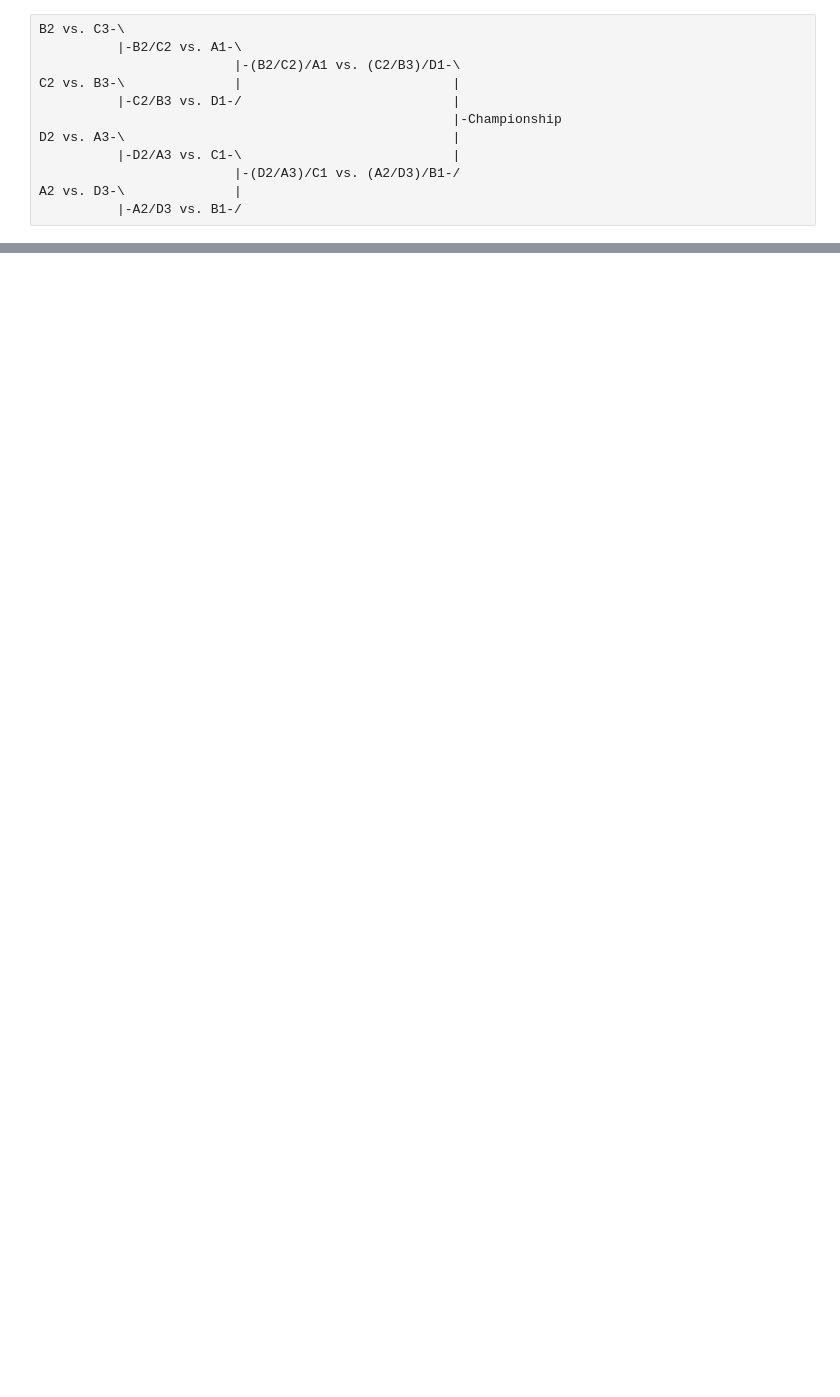
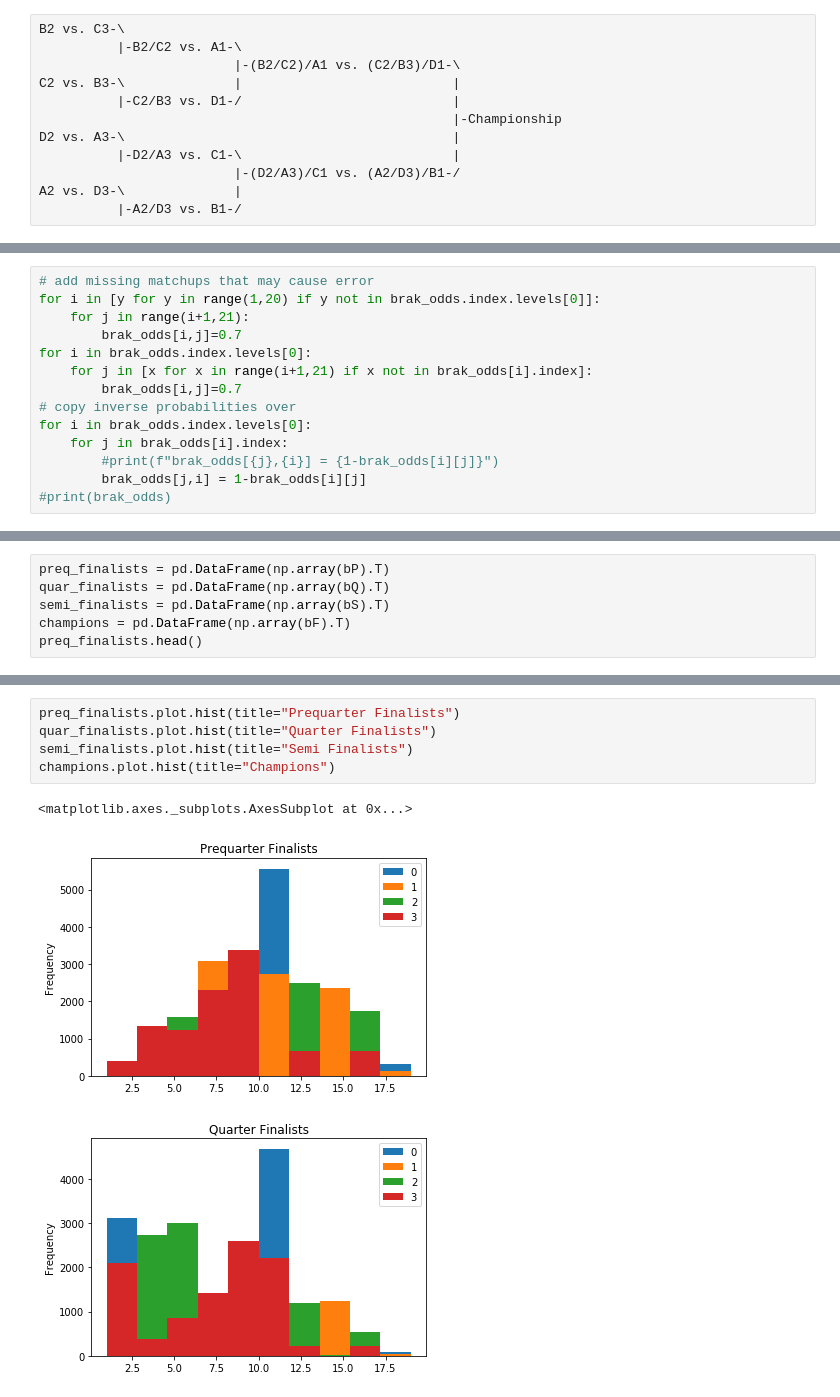
Before and after one commit to peterdobbs77/statistical_simulation, a Jupyter notebook: USAU_Nationals_DataPrep.ipynb, the cells around one changed output, grey strips where cells are left out. Cells and saved outputs as stored; diff of their text form; blank space fills up the shorter version.

```diff
--- a/USAU_Nationals_DataPrep.ipynb
+++ b/USAU_Nationals_DataPrep.ipynb
@@ -282 +284,15 @@ A2 vs. D3-\              |
+# %%
+# add missing matchups that may cause error
+for i in [y for y in range(1,20) if y not in brak_odds.index.levels[0]]:
+    for j in range(i+1,21):
+        brak_odds[i,j]=0.7
+for i in brak_odds.index.levels[0]:
+    for j in [x for x in range(i+1,21) if x not in brak_odds[i].index]:
+        brak_odds[i,j]=0.7
+# copy inverse probabilities over
+for i in brak_odds.index.levels[0]:
+    for j in brak_odds[i].index:
+        #print(f"brak_odds[{j},{i}] = {1-brak_odds[i][j]}")
+        brak_odds[j,i] = 1-brak_odds[i][j]
+#print(brak_odds)
 # %%
@@ -319,0 +339,6 @@ SyntaxError: invalid syntax (<ipython-input-205-504c048f7f7f>, line 5)
+# %%
+preq_finalists = pd.DataFrame(np.array(bP).T)
+quar_finalists = pd.DataFrame(np.array(bQ).T)
+semi_finalists = pd.DataFrame(np.array(bS).T)
+champions = pd.DataFrame(np.array(bF).T)
+preq_finalists.head()
@@ -319,0 +352,9 @@ SyntaxError: invalid syntax (<ipython-input-205-504c048f7f7f>, line 5)
+# %%
+preq_finalists.plot.hist(title="Prequarter Finalists")
+quar_finalists.plot.hist(title="Quarter Finalists")
+semi_finalists.plot.hist(title="Semi Finalists")
+champions.plot.hist(title="Champions")
+# %% [output]
+<matplotlib.axes._subplots.AxesSubplot at 0x...>
+[figure, added]
+[figure, added]
```
Also changed, not shown: parts of 5 cells of this notebook.
